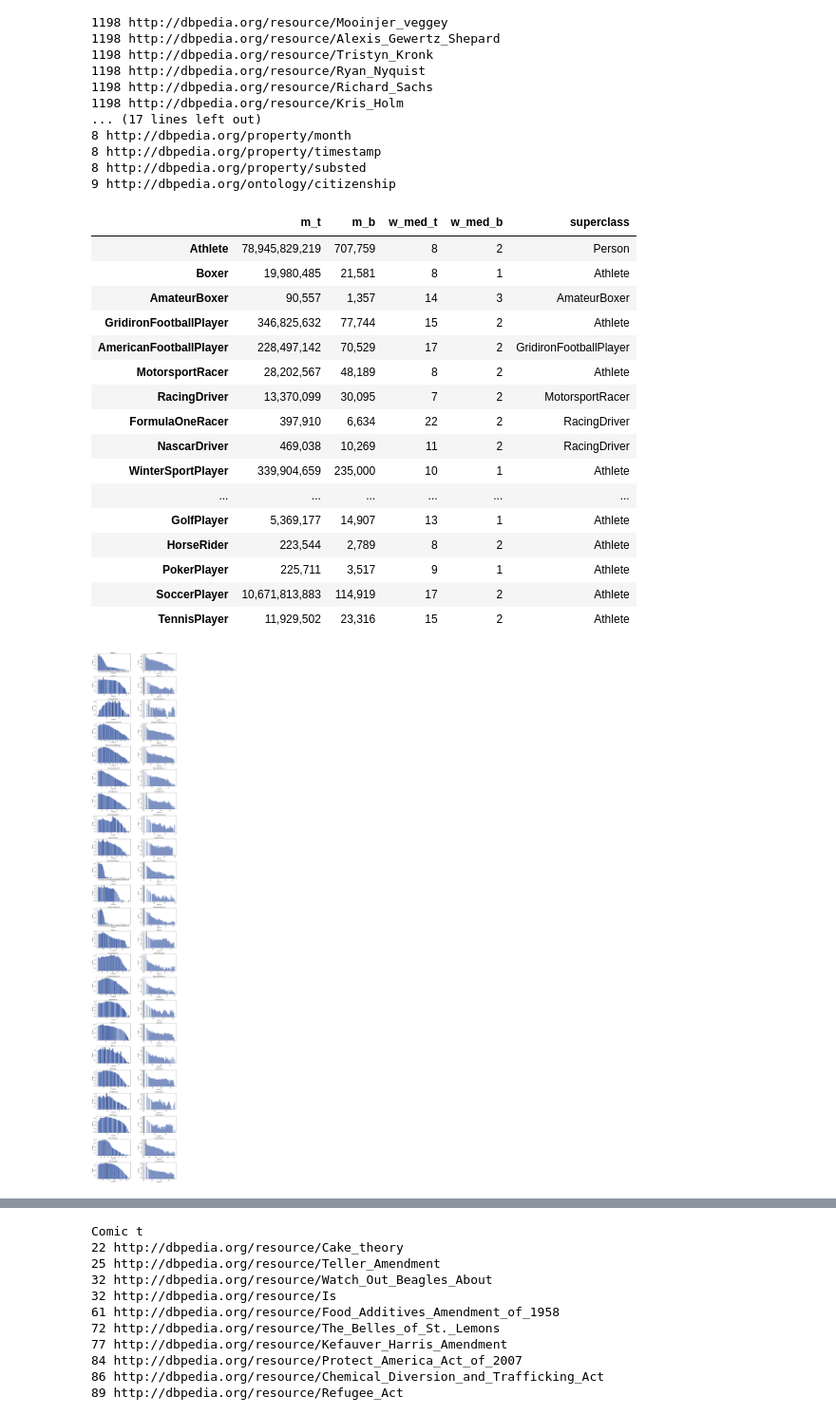
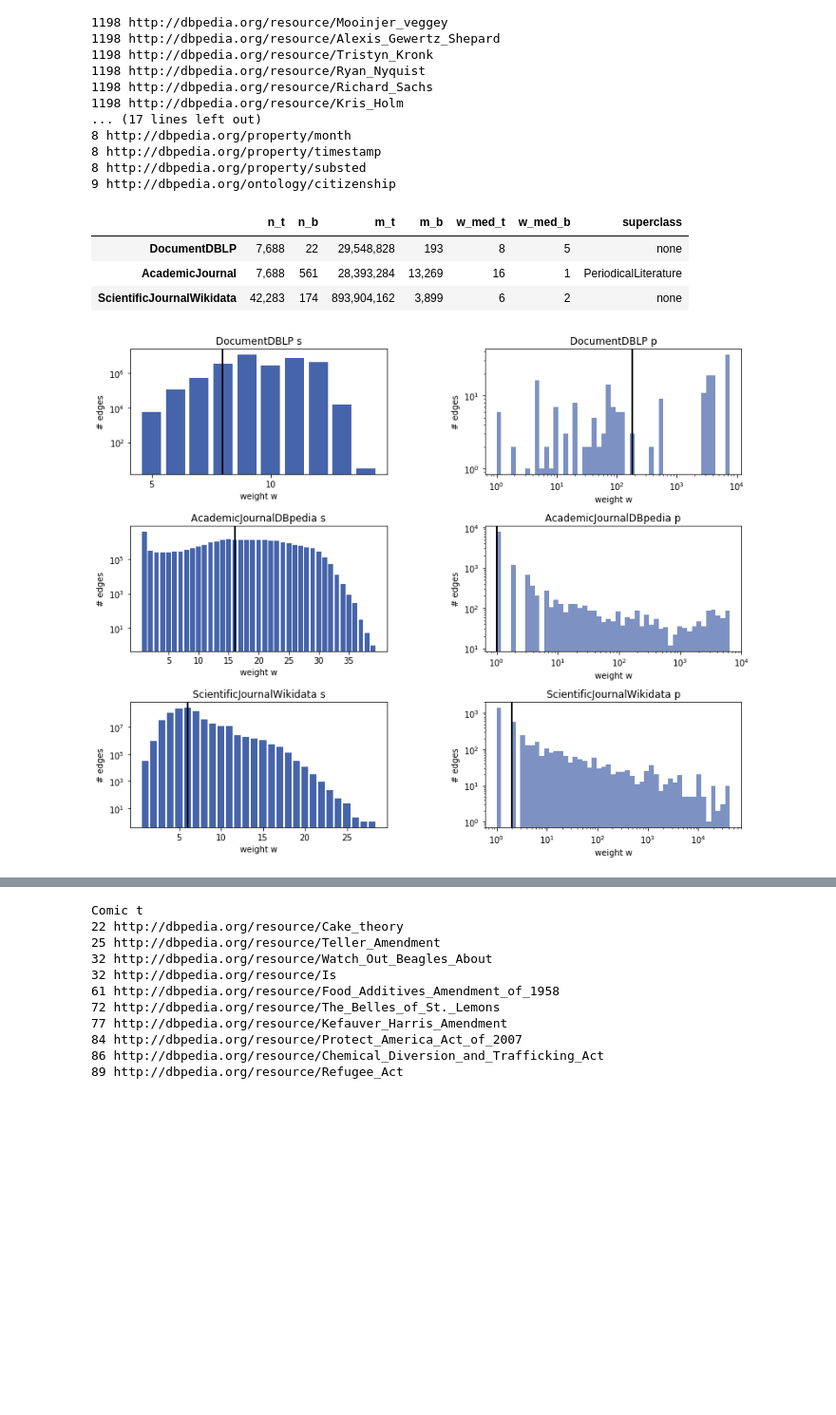
Before and after one commit to davidweisscode/kg-analysis, a Jupyter notebook: plots.ipynb, the cells around one changed output, grey strips where cells are left out. Shown at 95% size. Drawn from its saved outputs; the diff is of its cells as text; code cells hidden in the pictures; blank space fills up the shorter version.

Commit message:
Update plots, Add tables

```diff
--- a/plots.ipynb
+++ b/plots.ipynb
@@ -11,7 +11,8 @@ import matplotlib.pyplot as plt
 kit_blue_1 = "#4664AA"
 kit_blue_2 = "#7D92C3"
 
-run = "athlete" # "writtenwork_depth"
+run = "dblp"
+# writtenwork_depth # musicalwork_breadth # athlete # politician_breadth # species_depth # anatomicalstructure_breadth # wikidata
 res_glob = pd.read_csv(f"out/_results_{run}.csv", index_col=0)
 # res_wikidata_glob = pd.read_csv("out/_results_wikidata.csv", index_col=0)
 # res_athlete_glob = pd.read_csv("out/_results_athlete.csv", index_col=0)
@@ -33,6 +34,10 @@ res_glob = pd.read_csv(f"out/_results_{run}.csv", index_col=0)
 #                         ]]
 
 res_disp = res_glob.copy()
+# Add following columns
+res_disp["ratio_sp"] = res_disp.apply(lambda row: row.n_t / row.n_b, axis=1)
+res_disp["rel_k_0_t"] = res_disp.apply(lambda row: row.k_0_t / row.n_b, axis=1)
+res_disp["rel_k_0_b"] = res_disp.apply(lambda row: row.k_0_b / row.n_t, axis=1)
 # Format integer
 res_disp["n_t"] = res_disp["n_t"].map("{:,.0f}".format)
 res_disp["n_b"] = res_disp["n_b"].map("{:,.0f}".format)
@@ -64,4 +69,5 @@ res_disp["rc_ncomp_b"] = res_disp["rc_ncomp_b"].map("{:,.4f}".format)
 res_disp["rc_slcc_b"] = res_disp["rc_slcc_b"].map("{:,.4f}".format)
 
 print(res_glob.index.tolist())
+display(res_disp[["n_t", "n_b", "dens_t", "dens_b", "rel_k_0_t", "rel_k_0_b", "rc_dens_t", "rc_dens_b", "rel_rc_t", "rel_rc_b"]])
 # %% [output]
@@ -270,9 +286,15 @@ Cyclist t
 res = res_glob
 # Control which classes to analyze. Add or remove rows in res DataFrame
 classes = list(res.index.values)
-
+# classes = [
+#     "Athlete",
+#     "Boxer",
+#     "AmateurBoxer",
+#     "RacingDriver",
+#     "FormulaOneRacer",
+# ]
 # pd.options.display.float_format = '{:,.0f}'.format
-display(res_disp[["m_t", "m_b", "w_med_t", "w_med_b", "superclass"]]) # TODO: sdev
+display(res_disp[["n_t", "n_b", "m_t", "m_b", "w_med_t", "w_med_b", "superclass"]]) # TODO: sdev
 
 fig, axes = plt.subplots(nrows=len(classes), ncols=2, sharex="none", sharey="none", figsize=(12, 3 * len(classes)))
 for classname in classes:
@@ -285,52 +307,45 @@ for classname in classes:
     median = res.loc[classname, "w_med_t"]
     for weight, count in dist.items():
         if int(weight) > 0:
             w.append(int(weight))
             pw.append(count)
     axes[row, 0].bar(w, pw, align='center', color=kit_blue_1)
     axes[row, 0].axvline(median, color='k', linewidth=2)
-    axes[row, 0].set_title(classname + " t")
+    axes[row, 0].set_title(classname + " s")
+    if classname == "AcademicJournal":
+        axes[row, 0].set_title("AcademicJournalDBpedia" + " s")
     axes[row, 0].set_yscale("log")
     axes[row, 0].tick_params(axis="x", reset=True, top=False)
-    axes[row, 0].set_xticks(range(9, max(w), 10))
-    axes[row, 0].set_xticklabels(range(10, max(w), 10))
+    axes[row, 0].set_xticks(range(5, max(w), 5))
+    axes[row, 0].set_xticklabels(range(5, max(w), 5))
     axes[row, 0].set_xlabel("weight w")
     axes[row, 0].set_ylabel("# edges")
     # Bot (hist)
     w = []
     with open(f"out/{classname}/{classname}.b.w.json", "r") as input_file:
         dist = json.load(input_file)
     for weight, count in dist.items():
         if int(weight) > 0:
             w.extend([int(weight)] * count)
 
     logbins = np.geomspace(min(w), max(w), 50)
     axes[row, 1].set_xscale("log")
     axes[row, 1].set_yscale("log")
-    axes[row, 1].set_title(classname + " b")
+    axes[row, 1].set_title(classname + " p")
+    if classname == "AcademicJournal":
+        axes[row, 1].set_title("AcademicJournalDBpedia" + " p")
     axes[row, 1].set_xlabel("weight w")
     axes[row, 1].set_ylabel("# edges")
     axes[row, 1].axvline(np.median(w), color='k', linewidth=2)
     hist, bins, _ = axes[row, 1].hist(w, bins=logbins, color=kit_blue_2)
 
 plt.subplots_adjust(wspace=10, hspace=10)
 plt.tight_layout()
+
+fig.savefig("wdist.png", bbox_inches='tight', dpi=300)
 # %% [output]
-|  | m_t | m_b | w_med_t | w_med_b | superclass |
-| Athlete | 78,945,829,219 | 707,759 | 8 | 2 | Person |
-| Boxer | 19,980,485 | 21,581 | 8 | 1 | Athlete |
-| AmateurBoxer | 90,557 | 1,357 | 14 | 3 | AmateurBoxer |
-| GridironFootballPlayer | 346,825,632 | 77,744 | 15 | 2 | Athlete |
-| AmericanFootballPlayer | 228,497,142 | 70,529 | 17 | 2 | GridironFootballPlayer |
-| MotorsportRacer | 28,202,567 | 48,189 | 8 | 2 | Athlete |
-| RacingDriver | 13,370,099 | 30,095 | 7 | 2 | MotorsportRacer |
-| FormulaOneRacer | 397,910 | 6,634 | 22 | 2 | RacingDriver |
-| NascarDriver | 469,038 | 10,269 | 11 | 2 | RacingDriver |
-| WinterSportPlayer | 339,904,659 | 235,000 | 10 | 1 | Athlete |
-| ... | ... | ... | ... | ... | ... |
-| GolfPlayer | 5,369,177 | 14,907 | 13 | 1 | Athlete |
-| HorseRider | 223,544 | 2,789 | 8 | 2 | Athlete |
-| PokerPlayer | 225,711 | 3,517 | 9 | 1 | Athlete |
-| SoccerPlayer | 10,671,813,883 | 114,919 | 17 | 2 | Athlete |
-| TennisPlayer | 11,929,502 | 23,316 | 15 | 2 | Athlete |
+|  | n_t | n_b | m_t | m_b | w_med_t | w_med_b | superclass |
+| DocumentDBLP | 7,688 | 22 | 29,548,828 | 193 | 8 | 5 | none |
+| AcademicJournal | 7,688 | 561 | 28,393,284 | 13,269 | 16 | 1 | PeriodicalLiterature |
+| ScientificJournalWikidata | 42,283 | 174 | 893,904,162 | 3,899 | 6 | 2 | none |
-[figure, old version]
+[figure, new version]
```
Also changed, not shown: parts of 12 cells of this notebook.
